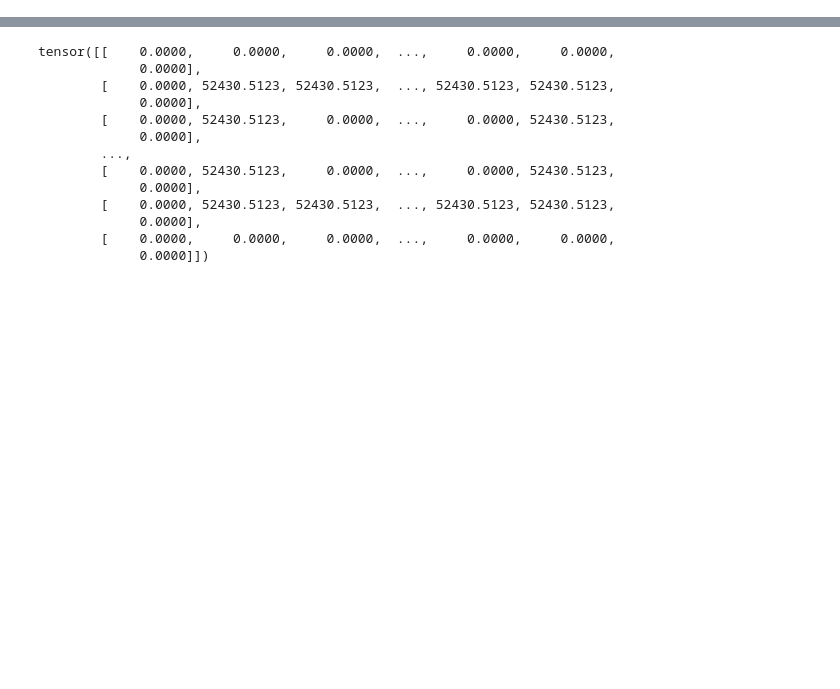
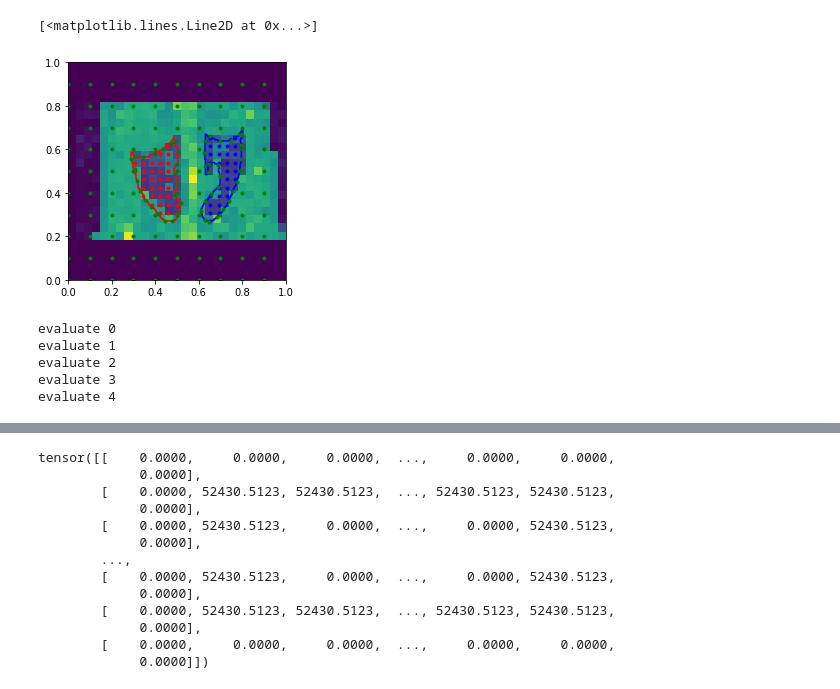
Before and after one commit to bgris/implicitmodules, a Jupyter notebook: script/torch/ImageMatching_Multishape.ipynb, the cells around one changed output, grey strips where cells are left out. Saved outputs shown, nothing was run; the diff lists cells and outputs as text; code cells hidden in the pictures; blank space fills up the shorter version.

```diff
--- a/script/torch/ImageMatching_Multishape.ipynb
+++ b/script/torch/ImageMatching_Multishape.ipynb
@@ -91,0 +134,2 @@ compound_man = dm.MultiShape.MultishapeCompoundManifold.MultishapeCompoundManifo
+# %%
+sigma_bck = 0.2
@@ -91,0 +142,20 @@ compound_man = dm.MultiShape.MultishapeCompoundManifold.MultishapeCompoundManifo
+# %%
+constraints0 = dm.Constraints.Constraints.ConstraintsPointIdentityBackground(0,torch.prod(torch.tensor(boundary0.geometry[0].shape)))#, compound_man)
+constraints1 = dm.Constraints.Constraints.ConstraintsPointIdentityBackground(1,torch.prod(torch.tensor(boundary1.geometry[0].shape)))#, compound_man)
+constraints = dm.Constraints.Constraints.CompoundConstraints([constraints0, constraints1])
+# %%
+model = dm.Models.RegistrationModelMultishape([boundary0, boundary1], [source_deformable], [[translation0], [translation1]], [attach], sigma_bck, lam=10., constraints=constraints, backgroundtype='dense')
+# %%
+pts0 = model.modules[0].manifold[0].gd.detach()
+pts1 = model.modules[1].manifold[0].gd.detach()
+pts2 = model.modules[2].manifold[0].gd.detach()
+
+plt.imshow(source_deformable.geometry[0], origin='lower', extent=source_deformable.extent.totuple())
+plt.plot(boundary0_pts[:,0], boundary0_pts[:,1], '-r')
+plt.plot(boundary1_pts[:,0], boundary1_pts[:,1], '-b')
+plt.plot(pts0[:,0], pts0[:,1], '.r')
+plt.plot(pts1[:,0], pts1[:,1], '.b')
+plt.plot(pts2[:,0], pts2[:,1], '.g')
+# %% [output]
+[<matplotlib.lines.Line2D at 0x...>]
+[figure, added]
@@ -91,0 +169,8 @@ compound_man = dm.MultiShape.MultishapeCompoundManifold.MultishapeCompoundManifo
+# %%
+model.evaluate([target_deformable], shoot_solver, shoot_it)
+# %% [output]
+evaluate 0
+evaluate 1
+evaluate 2
+evaluate 3
+evaluate 4
```
Also changed, not shown: parts of 101 cells of this notebook.
